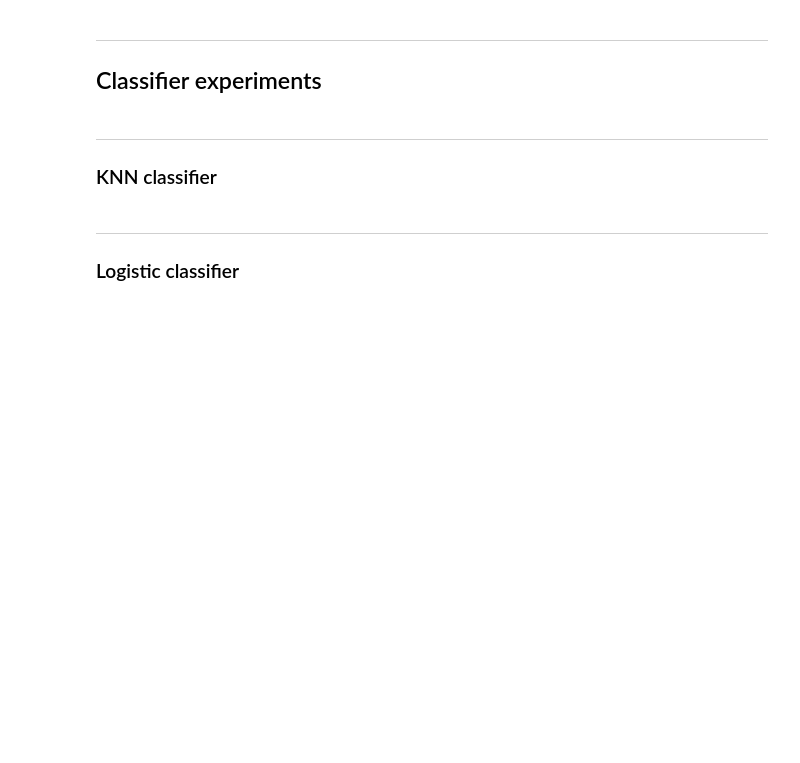
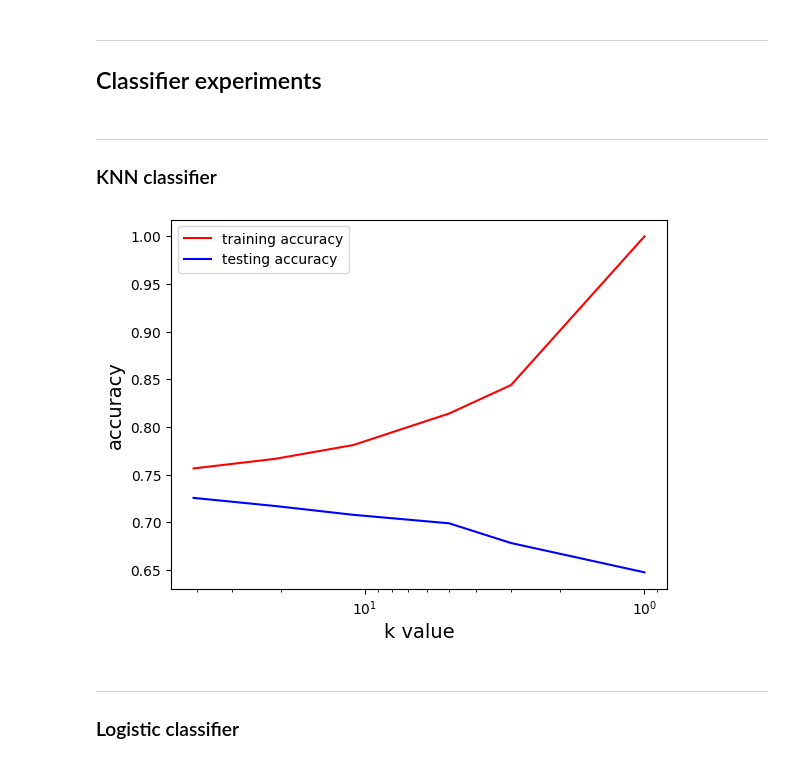
Before and after one commit to MiaNguyen912/cs178-IMDb-movie-reviews-classification--final-project-, a Jupyter notebook: IMDb_Movie_Reviews.ipynb, the cells around one changed output. Drawn from its saved outputs; the diff is of its cells as text; code cells hidden in the pictures; blank space fills up the shorter version.

Commit message:
basis for both the knn and nb classifiers

```diff
--- a/IMDb_Movie_Reviews.ipynb
+++ b/IMDb_Movie_Reviews.ipynb
@@ -132,6 +133,7 @@ Name: label, Length: 25000, dtype: int64
 # - using ngram_range=(1,2) to capture multi-word phrases like “not great”, “very bad”, etc.
 vectorizer = TfidfVectorizer(stop_words='english', lowercase=True, min_df=0.02, ngram_range=(1, 2))
 X_train_vectorized = vectorizer.fit_transform(X_train)
+X_test_vectorized = vectorizer.transform(X_test)
 # print(X_train_vectorized[0])  # tf-idf score of tokens in the first row (first review)
 """
 Coords	    Values
@@ -321,6 +323,38 @@ plt.show()
 # %% [markdown]
 ---
 ### KNN classifier
+# %%
+def knn_classifier():
+    training_accuracy = []
+    testing_accuracy = []
+
+    # k_vals = [1, 5, 11, 21, 31, 41, 51, 61] (first trial)
+    k_vals = [1, 3, 5, 11, 21, 41]
+
+    for value in k_vals:
+        classifier = KNeighborsClassifier(n_neighbors = value)
+        classifier.fit(X_train_vectorized, y_train)
+
+        training_accuracy.append(classifier.score(X_train_vectorized, y_train))
+        testing_accuracy.append(classifier.score(X_test_vectorized, y_test))
+
+    # create the train vs test accuracy plots
+
+    fig, axes = plt.subplots()
+    axes.xaxis.set_inverted(True)
+    axes.semilogx(k_vals, training_accuracy, color='red', label='training accuracy')
+    axes.semilogx(k_vals, testing_accuracy, color='blue', label='testing accuracy')
+
+    axes.set_xlabel('k value', fontsize=14)
+    axes.set_ylabel('accuracy', fontsize=14)
+
+    axes.legend()
+
+    return training_accuracy, testing_accuracy
+# %%
+knn_train_acc, knn_test_acc = knn_classifier()
+# %% [output]
+[figure, added]
 # %% [markdown]
 ---
 ### Logistic classifier
```
Also changed, not shown: parts of 6 cells of this notebook.
